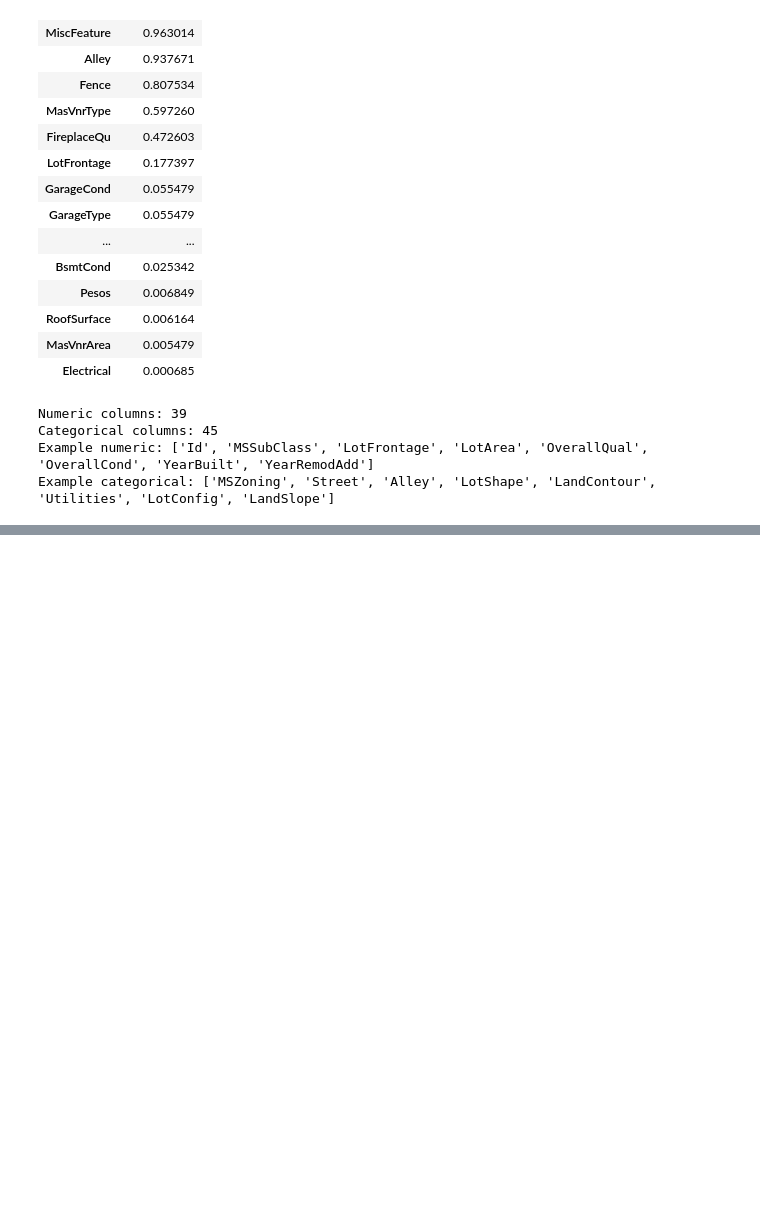
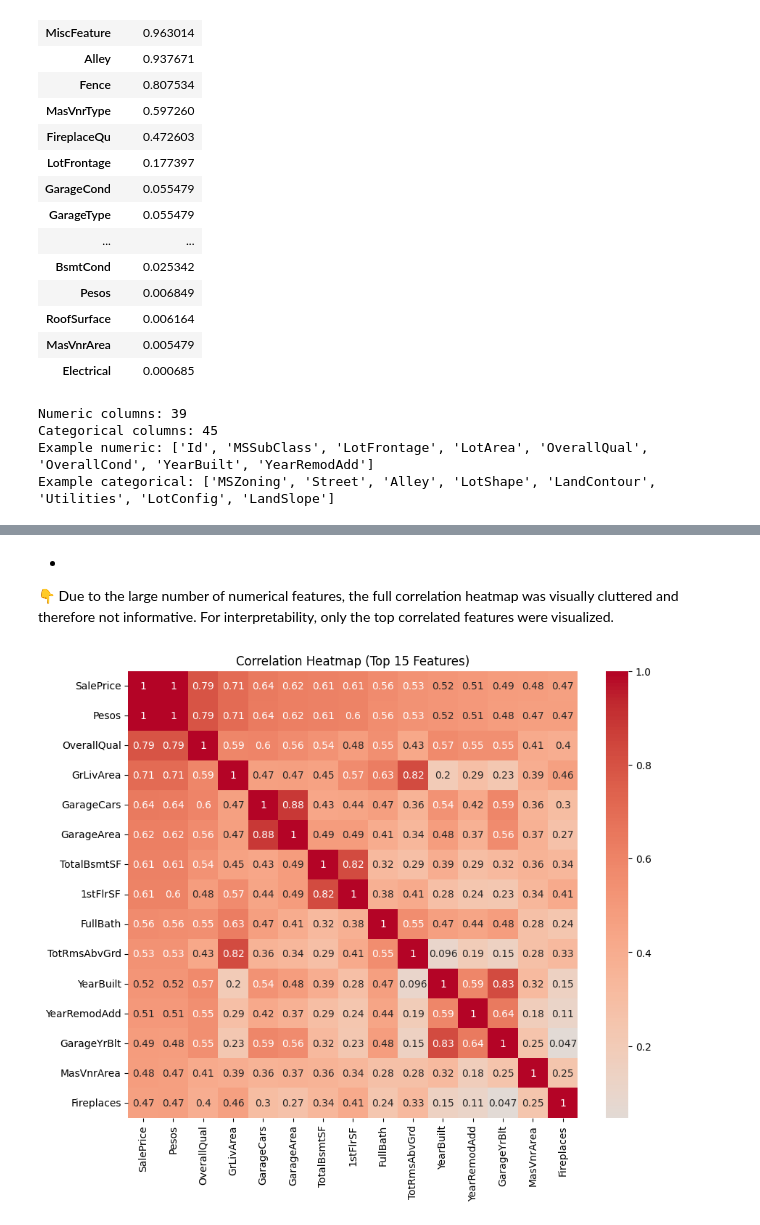
Before and after one commit to senemyilmaz/house-price-prediction, a Jupyter notebook: House_Price_Prediction.ipynb, the cells around one changed output, grey strips where cells are left out. Saved outputs shown, nothing was run; the diff lists cells and outputs as text; code cells hidden in the pictures; blank space fills up the shorter version.

Commit message:
Analyze feature correlations with target

```diff
--- a/House_Price_Prediction.ipynb
+++ b/House_Price_Prediction.ipynb
@@ -147,0 +152,4 @@ Example categorical: ['MSZoning', 'Street', 'Alley', 'LotShape', 'LandContour',
+# %%
+corr= data.select_dtypes(include=[np.number]).corr()["SalePrice"] \
+    .sort_values(ascending=False)
+corr
@@ -147,0 +174,19 @@ Example categorical: ['MSZoning', 'Street', 'Alley', 'LotShape', 'LandContour',
+# %% [markdown]
+
+*
+👇 Due to the large number of numerical features, the full correlation heatmap was visually cluttered and therefore not informative.
+For interpretability, only the top correlated features were visualized.
+# %%
+top_corr_features = corr.head(15).index
+
+plt.figure(figsize=(10,8))
+sns.heatmap(
+    data[top_corr_features].corr(),
+    annot=True,
+    cmap="coolwarm",
+    center=0
+)
+plt.title("Correlation Heatmap (Top 15 Features)")
+plt.show()
+# %% [output]
+[figure, added]
```
Also changed, not shown: parts of 2 cells of this notebook.
